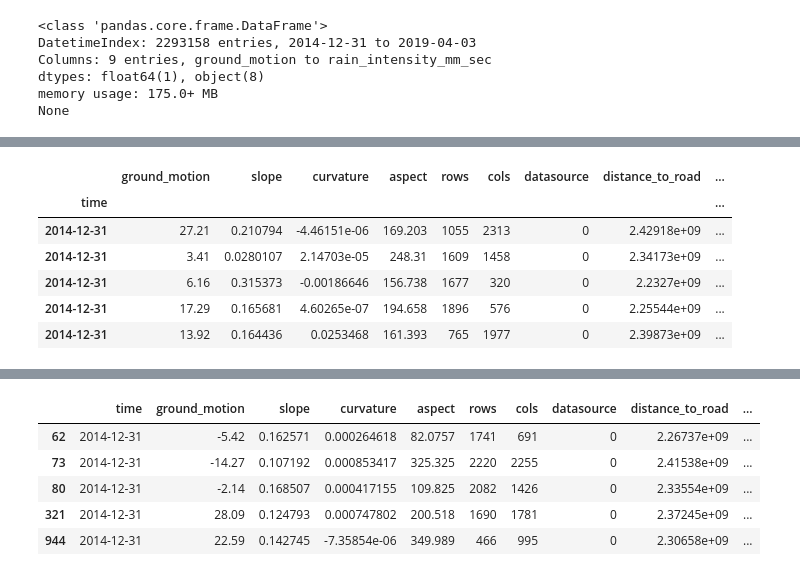
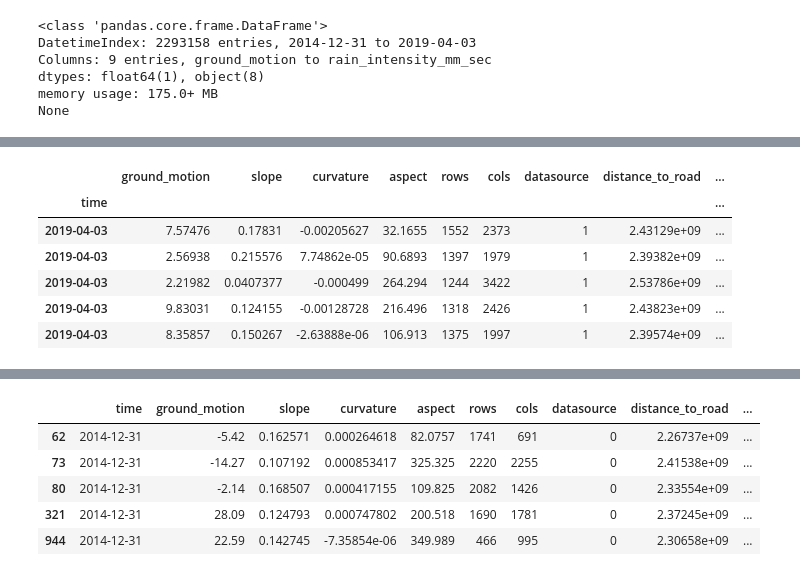
Before and after one commit to LSDtopotools/lsdfailtools, a Jupyter notebook: python_foresee/machine_learning/machine_learning_ground_motion.ipynb, the cells around one changed output, grey strips where cells are left out. Saved outputs shown, nothing was run; the diff lists cells and outputs as text; code cells hidden in the pictures.

```diff
--- a/python_foresee/machine_learning/machine_learning_ground_motion.ipynb
+++ b/python_foresee/machine_learning/machine_learning_ground_motion.ipynb
@@ -92,13 +113,13 @@ None
 # %%
-result_with_rain.head()
+result_with_rain.tail()
 # %% [output]
 |  | ground_motion | slope | curvature | aspect | rows | cols | datasource | distance_to_road | ... |
 | time |  |  |  |  |  |  |  |  | ... |
-| 2014-12-31 | 27.21 | 0.210794 | -4.46151e-06 | 169.203 | 1055 | 2313 | 0 | 2.42918e+09 | ... |
-| 2014-12-31 | 3.41 | 0.0280107 | 2.14703e-05 | 248.31 | 1609 | 1458 | 0 | 2.34173e+09 | ... |
-| 2014-12-31 | 6.16 | 0.315373 | -0.00186646 | 156.738 | 1677 | 320 | 0 | 2.2327e+09 | ... |
-| 2014-12-31 | 17.29 | 0.165681 | 4.60265e-07 | 194.658 | 1896 | 576 | 0 | 2.25544e+09 | ... |
-| 2014-12-31 | 13.92 | 0.164436 | 0.0253468 | 161.393 | 765 | 1977 | 0 | 2.39873e+09 | ... |
+| 2019-04-03 | 7.57476 | 0.17831 | -0.00205627 | 32.1655 | 1552 | 2373 | 1 | 2.43129e+09 | ... |
+| 2019-04-03 | 2.56938 | 0.215576 | 7.74862e-05 | 90.6893 | 1397 | 1979 | 1 | 2.39382e+09 | ... |
+| 2019-04-03 | 2.21982 | 0.0407377 | -0.000499 | 264.294 | 1244 | 3422 | 1 | 2.53786e+09 | ... |
+| 2019-04-03 | 9.83031 | 0.124155 | -0.00128728 | 216.496 | 1318 | 2426 | 1 | 2.43823e+09 | ... |
+| 2019-04-03 | 8.35857 | 0.150267 | -2.63888e-06 | 106.913 | 1375 | 1997 | 1 | 2.39574e+09 | ... |
 # %%
 # pd.DataFrame([{'time': k,
 #                         'price': (v.price * v.volume).sum() / v.volume.sum(),
```
Also changed, not shown: parts of 58 cells of this notebook, 3 other files.
